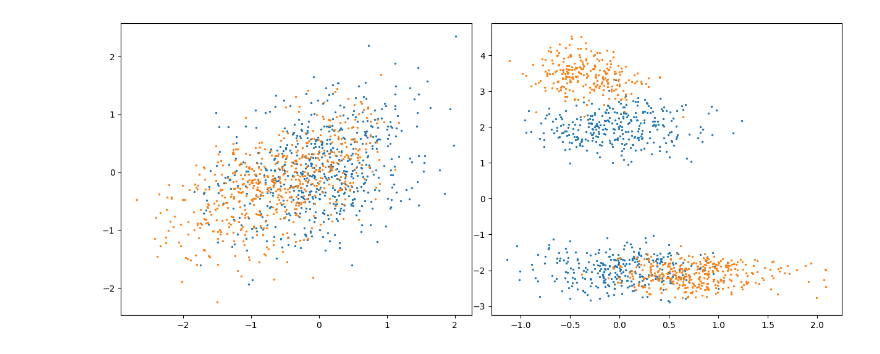
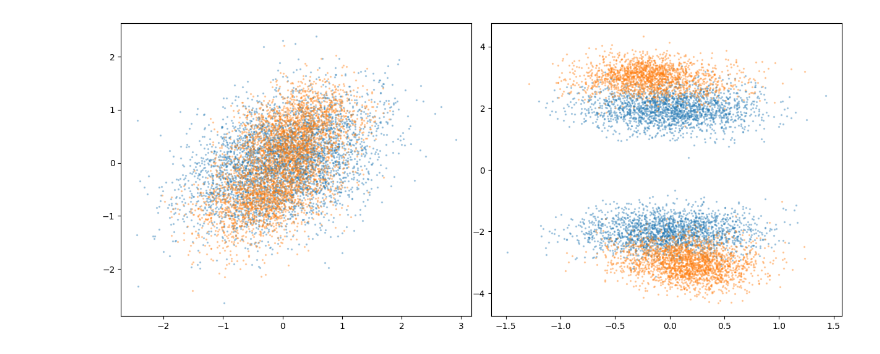
Before and after one commit to zgbkdlm/fbs, a Jupyter notebook: demos/temp.ipynb, the cells around one changed output. Saved outputs shown, nothing was run; the diff lists cells and outputs as text; code cells hidden in the pictures.

```diff
--- a/demos/temp.ipynb
+++ b/demos/temp.ipynb
@@ -13,14 +13,14 @@ jax.config.update("jax_enable_x64", True)
 # jax.config.update("jax_disable_jit", True)
 
 # Config
-nsamples = 600
-niters = 1000
+nsamples = 4000
+niters = 200
 key = jax.random.PRNGKey(999)
 nn_float = jnp.float64
 nn_param_init = nn.initializers.xavier_normal()
 
 dt = 0.01
-nsteps = 100
+nsteps = 50
 T = nsteps * dt
 ts = jnp.linspace(0, T, nsteps + 1)
 
@@ -61,8 +61,6 @@ sigma = 1.
 class MLP(nn.Module):
     @nn.compact
     def __call__(self, x):
-        x = nn.Dense(features=16, param_dtype=nn_float, kernel_init=nn_param_init)(x)
-        x = nn.relu(x)
         x = nn.Dense(features=128, param_dtype=nn_float, kernel_init=nn_param_init)(x)
         x = nn.relu(x)
         x = nn.Dense(features=64, param_dtype=nn_float, kernel_init=nn_param_init)(x)
@@ -77,7 +75,7 @@ init_param_fwd, _, nn_fwd = make_nn_with_time(mlp, dim_in=2, batch_size=10, key=
 key, subkey = jax.random.split(key)
 init_param_bwd, _, nn_bwd = make_nn_with_time(mlp, dim_in=2, batch_size=10, key=subkey)
 
-schedule = optax.exponential_decay(1e-2, niters, 0.96)
+schedule = optax.exponential_decay(1e-2, niters, 0.9)
 optimiser = optax.adam(learning_rate=schedule)
 f_param = init_param_fwd
 b_param = init_param_bwd
@@ -120,7 +118,7 @@ def optax_kernel_bwd(_f_param, _opt_state, _b_param, _key):
     return _f_param, _opt_state, _loss
 
 
-opt_state = optimiser.init(b_param)
+opt_state = optimiser.init(init_param_bwd)
 
 for i in range(niters):
     key, subkey = jax.random.split(key)
@@ -167,5 +165,5 @@ plt.show()
 # %%
-opt_state = optimiser.init(f_param)
+opt_state = optimiser.init(init_param_fwd)
 
 for i in range(niters):
     key, subkey = jax.random.split(key)
@@ -192,21 +190,19 @@ i: 999, loss: 0.01899476639113677
 # %%
 # Take a look
 key, subkey = jax.random.split(key)
 approx_xTs = simulate_discrete_time(nn_fwd, x0s, ts, sigma, subkey, f_param)[:, -1, :]
 
 key, subkey = jax.random.split(key)
 approx_x0s = simulate_discrete_time(nn_bwd, xTs, ts, sigma, subkey, b_param)[:, -1, :]
 
 fig, axes = plt.subplots(ncols=2, figsize=(12, 5))
-axes[0].scatter(x0s[:, 0], x0s[:, 1], s=2)
-axes[0].scatter(approx_x0s[:, 0], approx_x0s[:, 1], s=2)
+axes[0].scatter(x0s[:, 0], x0s[:, 1], s=2, alpha=0.3)
+axes[0].scatter(approx_x0s[:, 0], approx_x0s[:, 1], s=2, alpha=0.3)
 
-axes[1].scatter(xTs[:, 0], xTs[:, 1], s=2)
-axes[1].scatter(approx_xTs[:, 0], approx_xTs[:, 1], s=2)
-# axes[1].set_xlim(-4, 4)
-# axes[1].set_ylim(-4, 4)
+axes[1].scatter(xTs[:, 0], xTs[:, 1], s=2, alpha=0.3)
+axes[1].scatter(approx_xTs[:, 0], approx_xTs[:, 1], s=2, alpha=0.3)
 
 plt.tight_layout(pad=0.1)
 plt.show()
 # %% [output]
-[figure, old version]
+[figure, new version]
```
Also changed, not shown: parts of 9 cells of this notebook.
